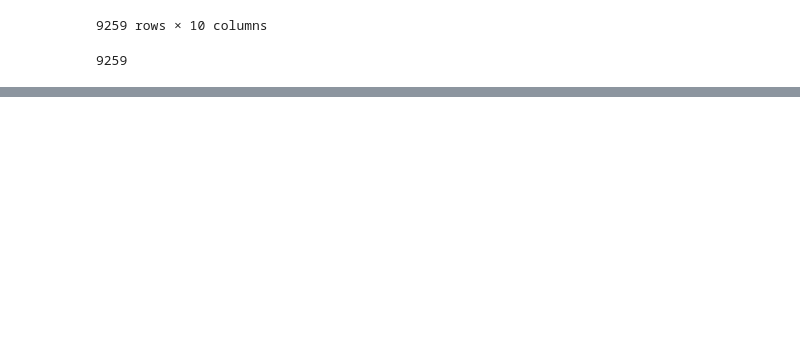
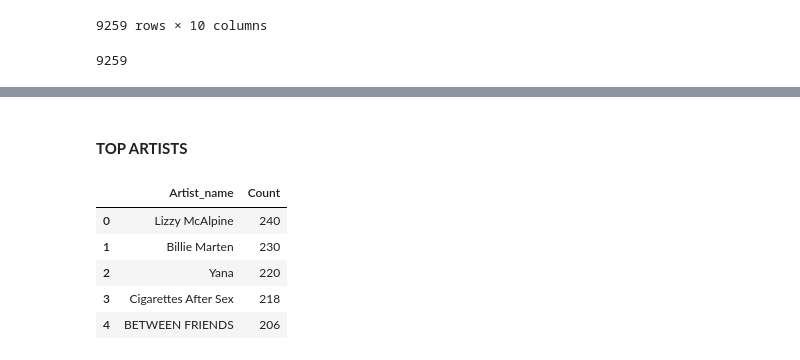
Before and after one commit to sagarverma29/Spotify-EDA, a Jupyter notebook: spotify.ipynb, the cells around one changed output, grey strips where cells are left out. Cells and saved outputs as stored; diff of their text form; code cells hidden in the pictures; blank space fills up the shorter version.

```diff
--- a/spotify.ipynb
+++ b/spotify.ipynb
@@ -105,0 +169,15 @@ spotify_2024.head()
+# %% [markdown]
+#### **TOP ARTISTS**
+# %%
+top_artists = spotify_2024.groupby(by= ['Artist_name'])['Artist_name'].size().reset_index(name= 'Count')
+# %%
+top_artists= top_artists.sort_values(by= 'Count', ascending=False).reset_index(drop= True)
+# %%
+top_artists.head()
+# %% [output]
+|  | Artist_name | Count |
+| 0 | Lizzy McAlpine | 240 |
+| 1 | Billie Marten | 230 |
+| 2 | Yana | 220 |
+| 3 | Cigarettes After Sex | 218 |
+| 4 | BETWEEN FRIENDS | 206 |
```
Also changed, not shown: parts of 28 cells of this notebook.
